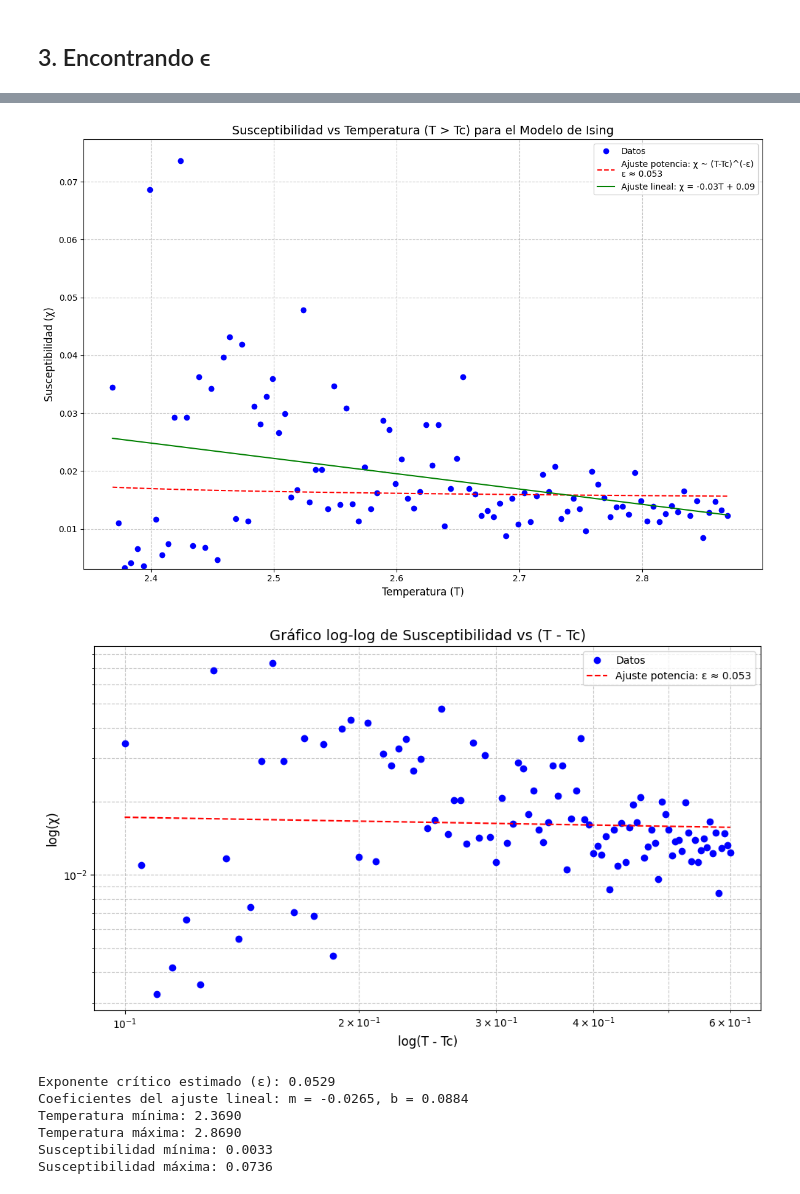
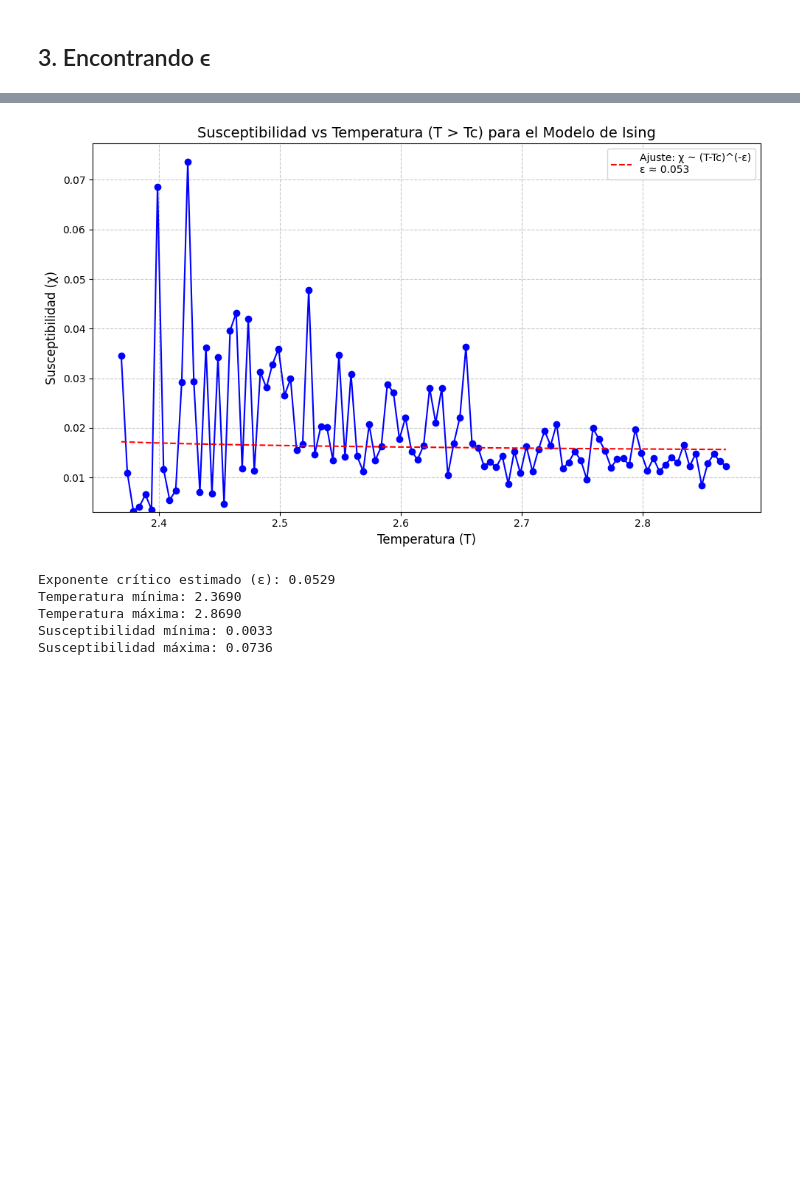
Before and after one commit to BrianDL/fisica_computacional, a Jupyter notebook: 3 - Modelo de Ising/ising.ipynb, the cells around one changed output, grey strips where cells are left out. Saved outputs shown, nothing was run; the diff lists cells and outputs as text; code cells hidden in the pictures; blank space fills up the shorter version.

```diff
--- a/3 - Modelo de Ising/ising.ipynb
+++ b/3 - Modelo de Ising/ising.ipynb
@@ -644,79 +644,57 @@ temp_a_susc = {
     if (T:= Tc +0.1 +0.005*n) and (R:= tl_a_result.get((T,30), None))
 }
 
+
 def graficar_susceptibilidad_vs_temperatura(temp_a_susc):
     """
-    Grafica la susceptibilidad vs temperatura para T > Tc, incluyendo ajustes de ley de potencia y lineal.
+    Grafica la susceptibilidad vs temperatura para T > Tc.
 
     :param temp_a_susc: Diccionario con temperaturas como claves y susceptibilidades como valores
     """
+    # Ordenar el diccionario por temperatura para asegurar que la gráfica esté en orden
     datos_ordenados = sorted(temp_a_susc.items())
     temperaturas, susceptibilidades = zip(*datos_ordenados)
-    temperaturas = np.array(temperaturas)
-    susceptibilidades = np.array(susceptibilidades)
 
-    Tc_teorica = 2.269
-    t_reducida = temperaturas - Tc_teorica
-
-    plt.figure(figsize=(12, 8))
-    plt.plot(temperaturas, susceptibilidades, 'bo', label='Datos')
-
-    # Ajuste de ley de potencia
-    log_temp = np.log(t_reducida)
-    log_susc = np.log(susceptibilidades)
-    coef_power = np.polyfit(log_temp, log_susc, 1)
-    epsilon_estimado = -coef_power[0]
-
-    x_fit = np.linspace(min(temperaturas), max(temperaturas), 100)
-    y_fit_power = np.exp(coef_power[1]) * (x_fit - Tc_teorica)**(-epsilon_estimado)
-    plt.plot(x_fit, y_fit_power, '--', color='red',
-             label=f'Ajuste potencia: χ ~ (T-Tc)^(-ε)\nε ≈ {epsilon_estimado:.3f}')
-
-    # Ajuste lineal
-    coef_linear = np.polyfit(temperaturas, susceptibilidades, 1)
-    y_fit_linear = coef_linear[0] * x_fit + coef_linear[1]
-    plt.plot(x_fit, y_fit_linear, '-', color='green',
-             label=f'Ajuste lineal: χ = {coef_linear[0]:.2f}T + {coef_linear[1]:.2f}')
-
+    plt.figure(figsize=(10, 6))
+    plt.plot(temperaturas, susceptibilidades, 'bo-')
     plt.xlabel('Temperatura (T)', fontsize=12)
     plt.ylabel('Susceptibilidad (χ)', fontsize=12)
     plt.title('Susceptibilidad vs Temperatura (T > Tc) para el Modelo de Ising', fontsize=14)
     plt.grid(True, linestyle='--', alpha=0.7)
-    plt.legend()
 
     # Añadir un poco de espacio alrededor de los datos
     plt.xlim(min(temperaturas) * 0.99, max(temperaturas) * 1.01)
     plt.ylim(min(susceptibilidades) * 0.95, max(susceptibilidades) * 1.05)
 
-    plt.tight_layout()
-    plt.show()
+    # Añadir la temperatura crítica teórica
+    Tc_teorica = 2.269
+    # plt.axvline(x=Tc_teorica, color='g', linestyle='--', label=f'Tc teórica ≈ {Tc_teorica:.3f}')
 
-    # Gráfico log-log
-    plt.figure(figsize=(10, 6))
-    plt.loglog(t_reducida, susceptibilidades, 'bo', label='Datos')
-    plt.loglog(x_fit - Tc_teorica, y_fit_power, '--', color='red',
-               label=f'Ajuste potencia: ε ≈ {epsilon_estimado:.3f}')
-    plt.xlabel('log(T - Tc)', fontsize=12)
-    plt.ylabel('log(χ)', fontsize=12)
-    plt.title('Gráfico log-log de Susceptibilidad vs (T - Tc)', fontsize=14)
-    plt.grid(True, which="both", linestyle='--', alpha=0.7)
+    # Ajuste de ley de potencia
+    log_temp = np.log(np.array(temperaturas) - Tc_teorica)
+    log_susc = np.log(susceptibilidades)
+    coef = np.polyfit(log_temp, log_susc, 1)
+    epsilon_estimado = -coef[0]
+
+    # Añadir línea de ajuste
+    x_fit = np.linspace(min(temperaturas), max(temperaturas), 100)
+    y_fit = np.exp(coef[1]) * (x_fit - Tc_teorica)**(-epsilon_estimado)
+    plt.plot(x_fit, y_fit, '--', color='red', label=f'Ajuste: χ ~ (T-Tc)^(-ε)\nε ≈ {epsilon_estimado:.3f}')
+
     plt.legend()
     plt.tight_layout()
     plt.show()
 
     print(f"Exponente crítico estimado (ε): {epsilon_estimado:.4f}")
-    print(f"Coeficientes del ajuste lineal: m = {coef_linear[0]:.4f}, b = {coef_linear[1]:.4f}")
     print(f"Temperatura mínima: {min(temperaturas):.4f}")
     print(f"Temperatura máxima: {max(temperaturas):.4f}")
     print(f"Susceptibilidad mínima: {min(susceptibilidades):.4f}")
     print(f"Susceptibilidad máxima: {max(susceptibilidades):.4f}")
 
 graficar_susceptibilidad_vs_temperatura(temp_a_susc)
 # %% [output]
-[figure, old version]
+[figure, new version]
-[figure, removed]
 Exponente crítico estimado (ε): 0.0529
-Coeficientes del ajuste lineal: m = -0.0265, b = 0.0884
 Temperatura mínima: 2.3690
 Temperatura máxima: 2.8690
 Susceptibilidad mínima: 0.0033
```
Also changed, not shown: parts of 3 cells of this notebook.
